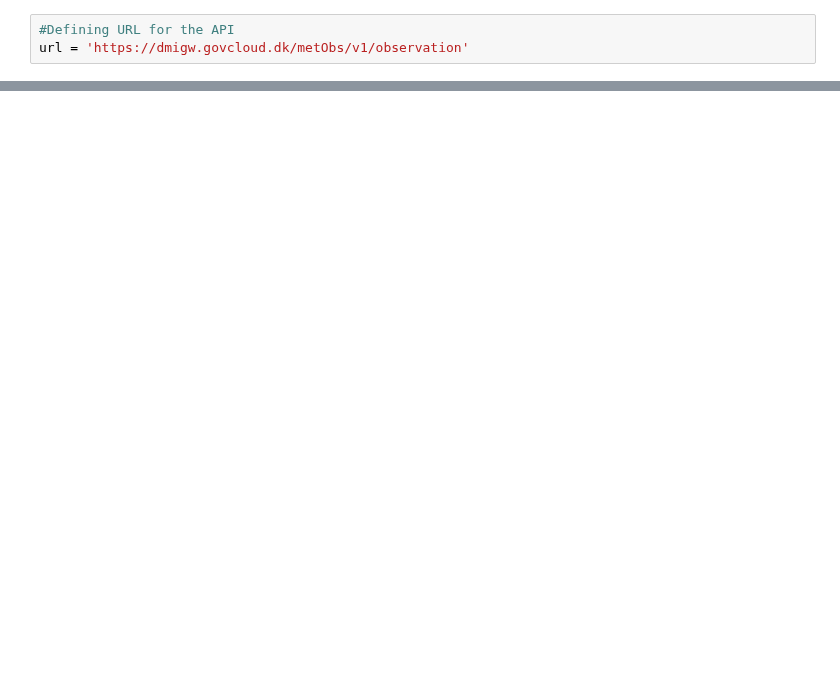
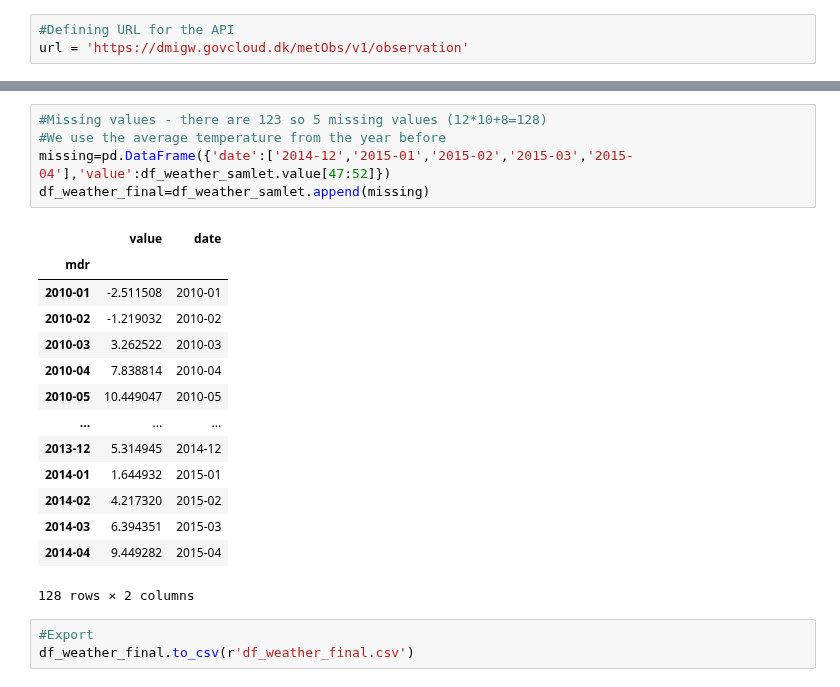
Before and after one commit to annarenneke/Group19, a Jupyter notebook: EXAM/DMI_final.ipynb, the cells around one changed output, grey strips where cells are left out. Drawn from its saved outputs; the diff is of its cells as text; blank space fills up the shorter version.

```diff
--- a/EXAM/DMI_final.ipynb
+++ b/EXAM/DMI_final.ipynb
@@ -241 +120,24 @@ df_weather
+# %%
+#Missing values - there are 123 so 5 missing values (12*10+8=128)
+#We use the average temperature from the year before
+missing=pd.DataFrame({'date':['2014-12','2015-01','2015-02','2015-03','2015-04'],'value':df_weather_samlet.value[47:52]})
+df_weather_final=df_weather_samlet.append(missing)
+# %% [output]
+|  | value | date |
+| mdr |  |  |
+| 2010-01 | -2.511508 | 2010-01 |
+| 2010-02 | -1.219032 | 2010-02 |
+| 2010-03 | 3.262522 | 2010-03 |
+| 2010-04 | 7.838814 | 2010-04 |
+| 2010-05 | 10.449047 | 2010-05 |
+| ... | ... | ... |
+| 2013-12 | 5.314945 | 2014-12 |
+| 2014-01 | 1.644932 | 2015-01 |
+| 2014-02 | 4.217320 | 2015-02 |
+| 2014-03 | 6.394351 | 2015-03 |
+| 2014-04 | 9.449282 | 2015-04 |
+128 rows × 2 columns
+# %%
+#Export
+df_weather_final.to_csv(r'df_weather_final.csv')
 # %%
```
Also changed, not shown: parts of 17 cells of this notebook, 2 other files.
